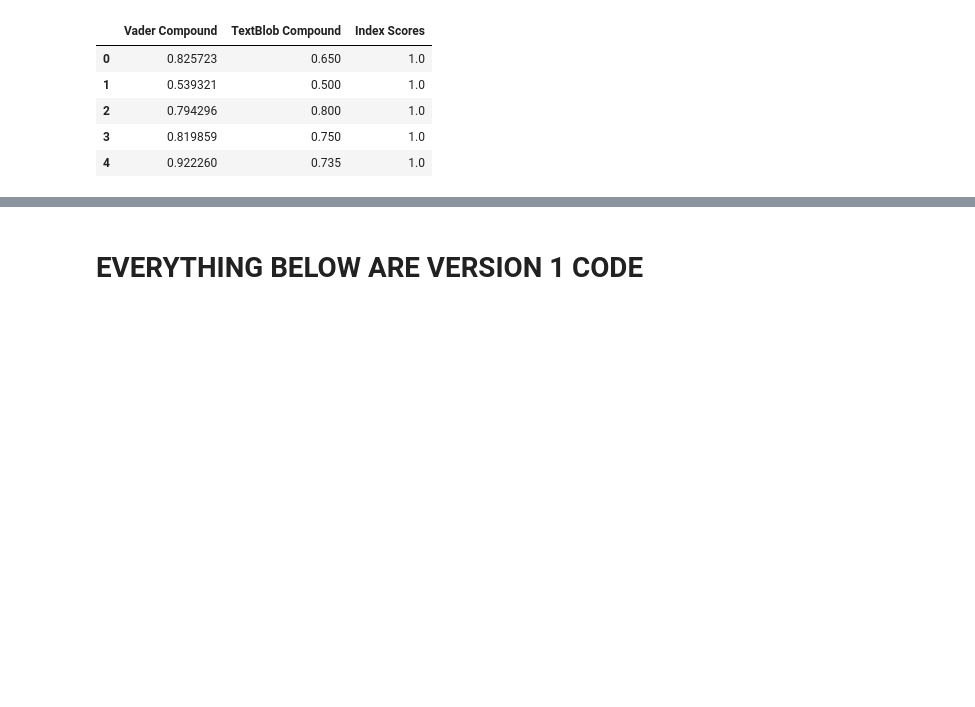
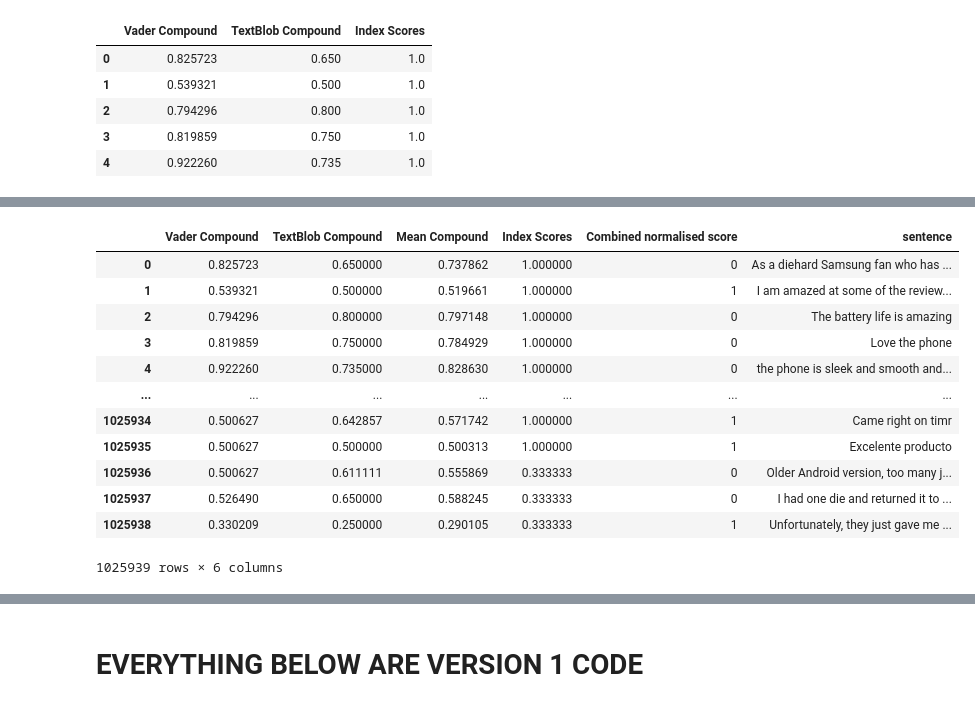
Before and after one commit to ngohngoh/phone-reviews-analysis, a Jupyter notebook: Cell phone Reviews - YL.ipynb, the cells around one changed output, grey strips where cells are left out. Saved outputs shown, nothing was run; the diff lists cells and outputs as text; code cells hidden in the pictures; blank space fills up the shorter version.

```diff
--- a/Cell phone Reviews - YL.ipynb
+++ b/Cell phone Reviews - YL.ipynb
@@ -1015,0 +936,16 @@ df_normalised_scores.to_csv(r'df_normalised_scores.csv', index = False)
+# %%
+df_normalised_scores
+# %% [output]
+|  | Vader Compound | TextBlob Compound | Mean Compound | Index Scores | Combined normalised score | sentence |
+| 0 | 0.825723 | 0.650000 | 0.737862 | 1.000000 | 0 | As a diehard Samsung fan who has ... |
+| 1 | 0.539321 | 0.500000 | 0.519661 | 1.000000 | 1 | I am amazed at some of the review... |
+| 2 | 0.794296 | 0.800000 | 0.797148 | 1.000000 | 0 | The battery life is amazing |
+| 3 | 0.819859 | 0.750000 | 0.784929 | 1.000000 | 0 | Love the phone |
+| 4 | 0.922260 | 0.735000 | 0.828630 | 1.000000 | 0 | the phone is sleek and smooth and... |
+| ... | ... | ... | ... | ... | ... | ... |
+| 1025934 | 0.500627 | 0.642857 | 0.571742 | 1.000000 | 1 | Came right on timr |
+| 1025935 | 0.500627 | 0.500000 | 0.500313 | 1.000000 | 1 | Excelente producto |
+| 1025936 | 0.500627 | 0.611111 | 0.555869 | 0.333333 | 0 | Older Android version, too many j... |
+| 1025937 | 0.526490 | 0.650000 | 0.588245 | 0.333333 | 0 | I had one die and returned it to ... |
+| 1025938 | 0.330209 | 0.250000 | 0.290105 | 0.333333 | 1 | Unfortunately, they just gave me ... |
+1025939 rows × 6 columns
```
Also changed, not shown: parts of 55 cells of this notebook, 1 other file.
